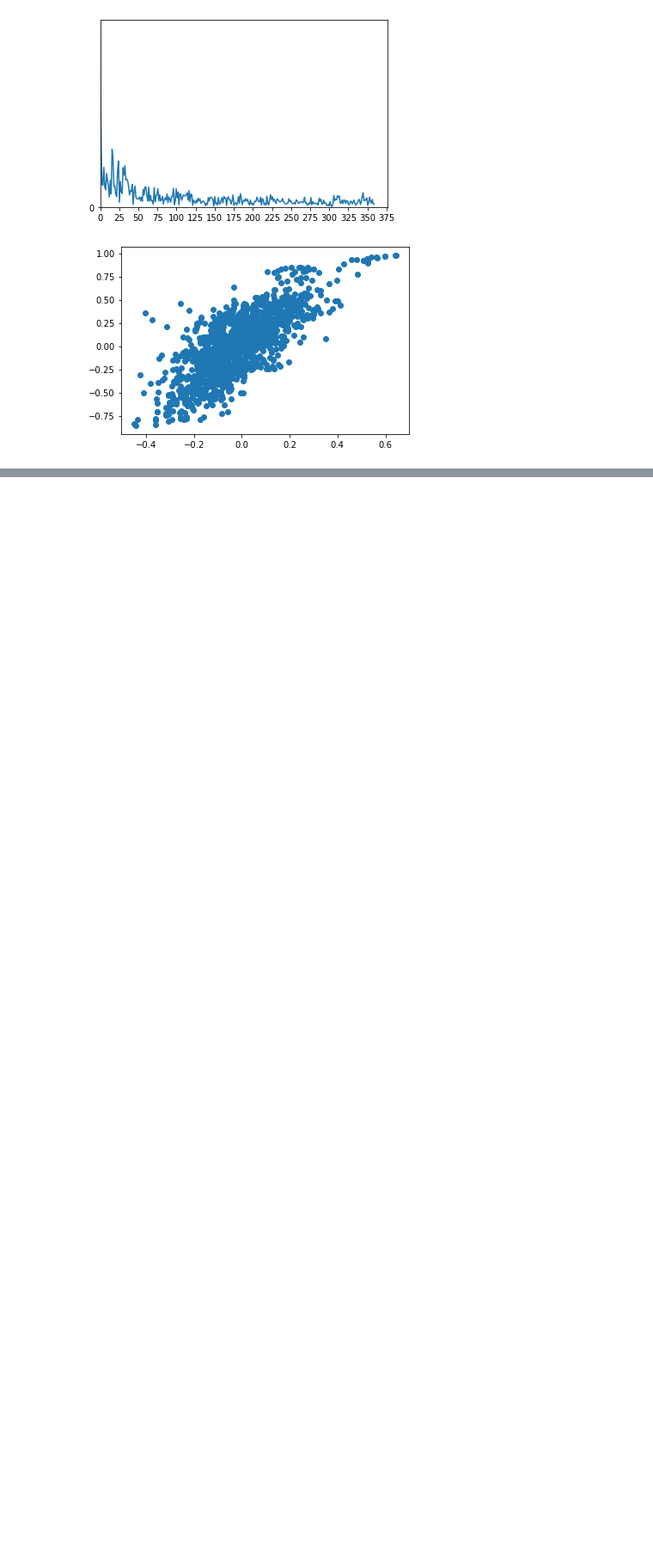
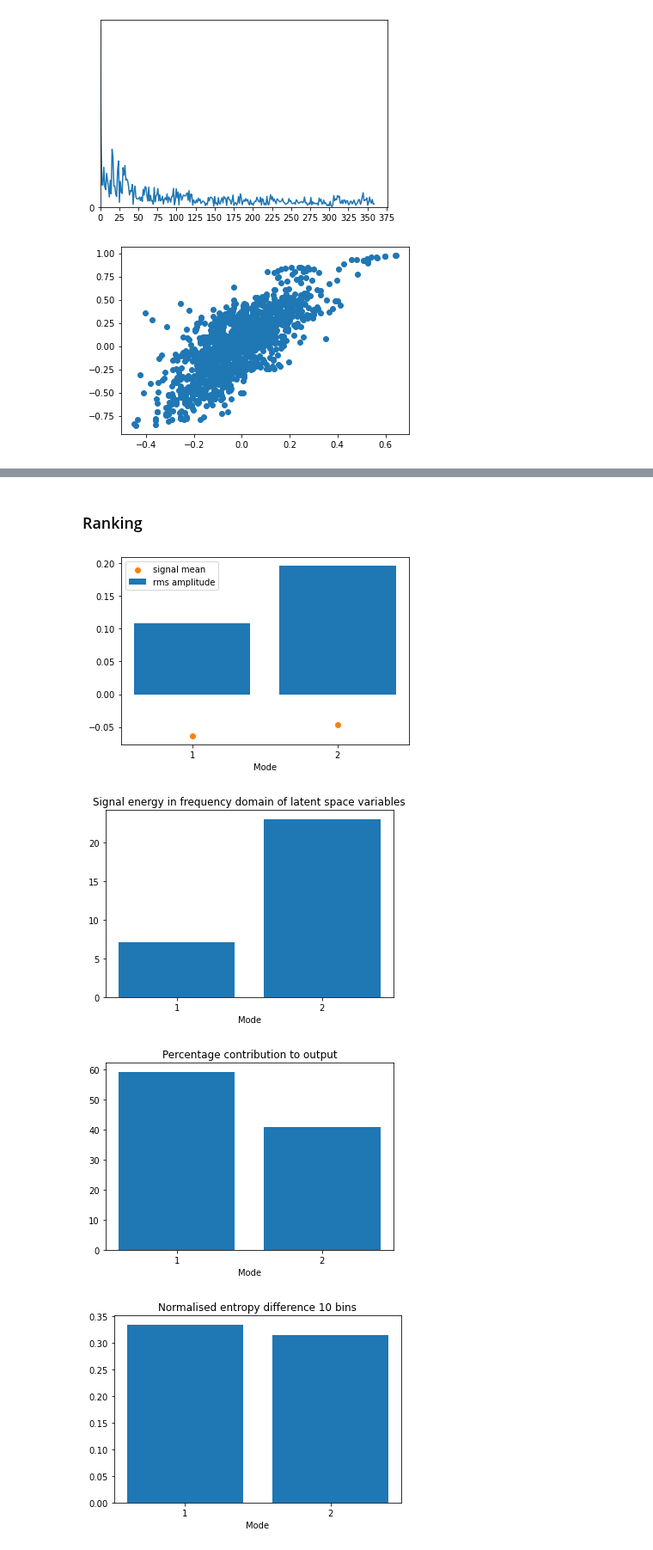
Before and after one commit to MagriLab/MD-CNN-AE, a Jupyter notebook: latent_sapce.ipynb, the cells around one changed output, grey strips where cells are left out. Shown at 86% size. Cells and saved outputs as stored; diff of their text form; code cells hidden in the pictures; blank space fills up the shorter version.

Commit message:
added ranking to latent_space.ipynb

```diff
--- a/latent_sapce.ipynb
+++ b/latent_sapce.ipynb
@@ -226,0 +242,64 @@ plt.show()
+# %% [markdown]
+### Ranking
+# %%
+import autoencoder_modes_selection as ranking
+SAVE_FIG = False
+
+#========================= RMS amplitude of latent variable =====================
+amp_rms,m = ranking.rms_amplitude(latent_test)
+plt.figure()
+plt.bar(np.arange(latent_dim)+1,amp_rms,label='rms amplitude',zorder=1)
+plt.scatter(np.arange(latent_dim)+1,m,label='signal mean',zorder=2)
+plt.xticks(np.arange(latent_dim)+1)
+plt.legend()
+plt.xlabel("Mode")
+if SAVE_FIG:
+    figname = folder + 'ranking_rms.png'
+    plt.savefig(figname)
+else:
+    plt.show()
+
+#============================ energy spectrum of signal ==========================
+signal_energy = ranking.energy_freq(latent_test,remove_mean=True)
+fig2 = plt.figure()
+plt.bar(np.arange(latent_dim)+1,signal_energy)
+plt.xticks(np.arange(latent_dim)+1)
+plt.xlabel("Mode")
+plt.title("Signal energy in frequency domain of latent space variables")
+if SAVE_FIG:
+    figname = folder + 'ranking_energy.png'
+    plt.savefig(figname)
+else:
+    plt.show()
+
+#============================ mse loss ============================================
+per_mode = ranking.percent_output(modes_test,y_test)
+fig3 = plt.figure()
+plt.bar(np.arange(latent_dim)+1,per_mode*100)
+plt.xticks(np.arange(latent_dim)+1)
+plt.xlabel("Mode")
+plt.title("Percentage contribution to output")
+if SAVE_FIG:
+    figname = folder + 'ranking_percenty.png'
+    plt.savefig(figname)
+else:
+    plt.show()
+
+#=============================== NED ==============================================
+bins = 10
+NED = ranking.NED(latent_test,bins,act_fct=act_fct)
+fig4 = plt.figure()
+plt.bar(np.arange(latent_dim)+1,NED)
+plt.xticks(np.arange(latent_dim)+1)
+plt.xlabel("Mode")
+plt.title("Normalised entropy difference "+str(bins)+" bins")
+if SAVE_FIG:
+    figname = folder + 'ranking_ned.png'
+    plt.savefig(figname)
+else:
+    plt.show()
+# %% [output]
+[figure, added]
+[figure, added]
+[figure, added]
+[figure, added]
```
Also changed, not shown: parts of 12 cells of this notebook.
